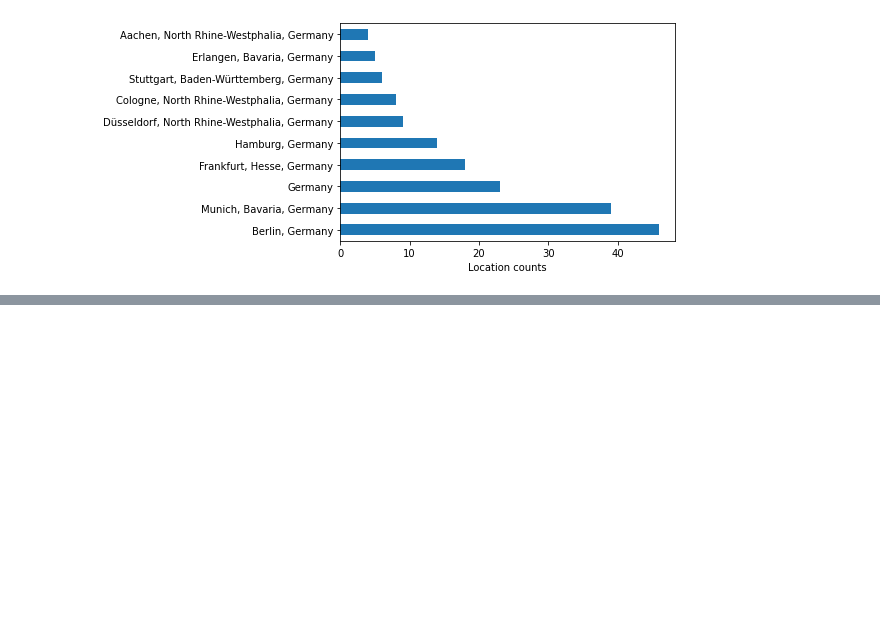
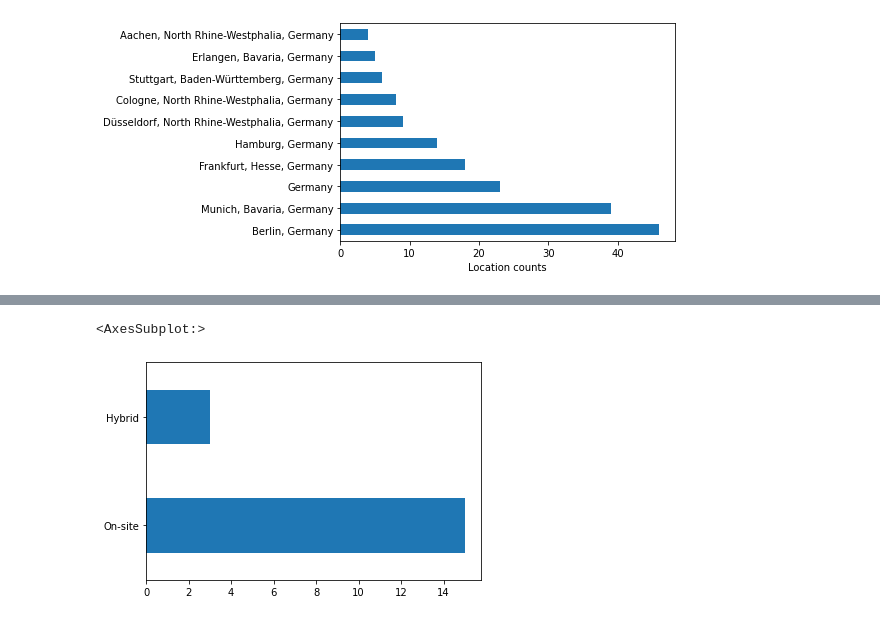
Before and after one commit to aedxn/Linkedin-Data-Science-Job-Postings-Analysis, a Jupyter notebook: Linkedin_job_openeings.ipynb, the cells around one changed output, grey strips where cells are left out. Cells and saved outputs as stored; diff of their text form; code cells hidden in the pictures; blank space fills up the shorter version.

```diff
--- a/Linkedin_job_openeings.ipynb
+++ b/Linkedin_job_openeings.ipynb
@@ -186,0 +214,6 @@ Text(0.5, 0, 'Location counts')
+# %%
+# bar plot frankfurt
+df_ff.work_type.value_counts().plot(kind='barh')
+# %% [output]
+<AxesSubplot:>
+[figure, added]
```
Also changed, not shown: parts of 10 cells of this notebook.
